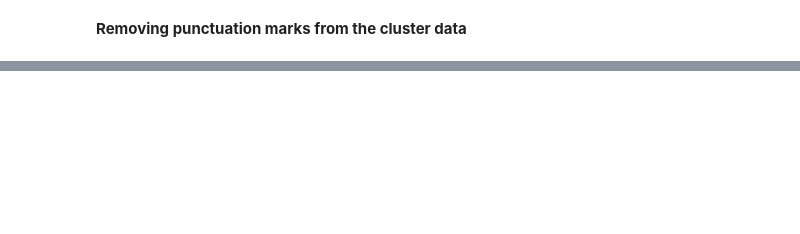
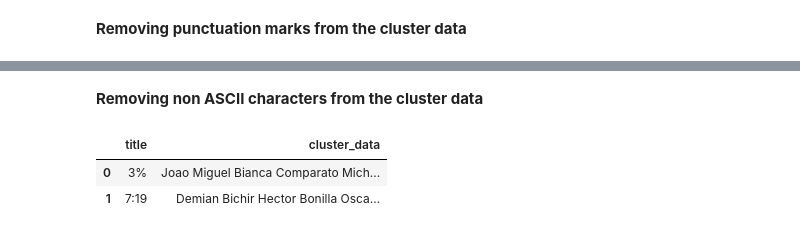
Before and after one commit to shubham-bhadouria/Netflix-Movies-and-TV-shows-clustering, a Jupyter notebook: Netflix_movies_and_TV_show_clustering.ipynb, the cells around one changed output, grey strips where cells are left out. Cells and saved outputs as stored; diff of their text form; code cells hidden in the pictures; blank space fills up the shorter version.

```diff
--- a/Netflix_movies_and_TV_show_clustering.ipynb
+++ b/Netflix_movies_and_TV_show_clustering.ipynb
@@ -604,0 +605,21 @@ cluster_df.head(2)           # dataset after removing punctuation marks from the
+# %% [markdown]
+**Removing non ASCII characters from the cluster data**
+# %%
+# function to remove non-ASCII characters
+
+def remove_non_ascii(words):
+    """Function to remove non-ASCII characters"""
+    new_words = []
+    import unicodedata
+    for word in words:
+        new_word = unicodedata.normalize('NFKD', word).encode('ascii', 'ignore').decode('utf-8', 'ignore')
+        new_words.append(new_word)
+    return new_words
+
+# remove non-ascii characters
+cluster_df['cluster_data'] = remove_non_ascii(cluster_df['cluster_data'])   # removing the non_ASCII words from cluster data
+cluster_df.head(2)           # dataset after removing non-ASCII characters from the cluster_data column
+# %% [output]
+|  | title | cluster_data |
+| 0 | 3% | Joao Miguel Bianca Comparato Mich... |
+| 1 | 7:19 | Demian Bichir Hector Bonilla Osca... |
```
Also changed, not shown: parts of 6 cells of this notebook.
